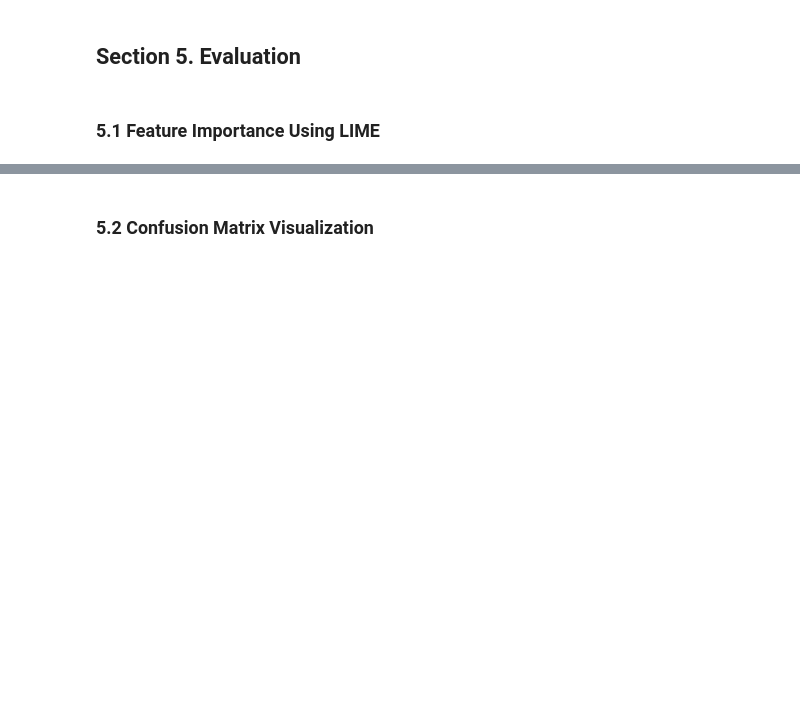
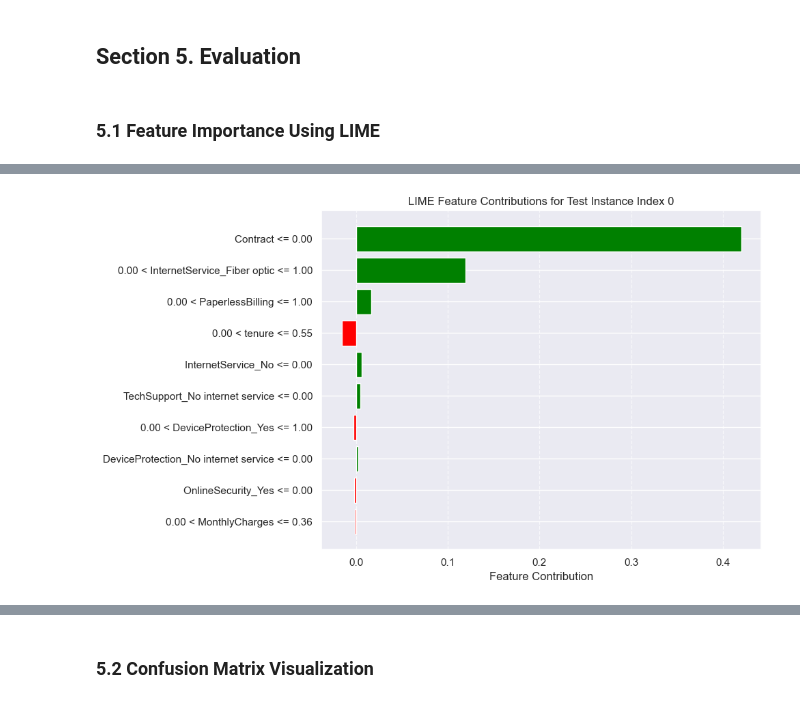
Before and after one commit to hansdarmawann/telco-churn, a Jupyter notebook: notebooks/1.3-hdr-coderefactor-notebook.ipynb, the cells around one changed output, grey strips where cells are left out. Saved outputs shown, nothing was run; the diff lists cells and outputs as text; code cells hidden in the pictures; blank space fills up the shorter version.

```diff
--- a/notebooks/1.3-hdr-coderefactor-notebook.ipynb
+++ b/notebooks/1.3-hdr-coderefactor-notebook.ipynb
@@ -1142,14 +1142,14 @@ weights = weights[::-1]
 colors = ['green' if w > 0 else 'red' for w in weights]
 
 # Display explanation in notebook
-exp.show_in_notebook(show_table=True)
+# exp.show_in_notebook(show_table=True)
 
 # Plot horizontal bar chart of feature contributions (uncomment to run)
-# plt.figure(figsize=(10, 6))
-# plt.barh(features, weights, color=colors)
-# plt.xlabel('Feature Contribution')
-# plt.title(f'LIME Feature Contributions for Test Instance Index {idx}')
-# plt.grid(axis='x', linestyle='--', alpha=0.7)
-# plt.tight_layout()
-# plt.show()
+plt.figure(figsize=(10, 6))
+plt.barh(features, weights, color=colors)
+plt.xlabel('Feature Contribution')
+plt.title(f'LIME Feature Contributions for Test Instance Index {idx}')
+plt.grid(axis='x', linestyle='--', alpha=0.7)
+plt.tight_layout()
+plt.show()
 # %% [output]
@@ -1156,0 +1156 @@ exp.show_in_notebook(show_table=True)
+[figure, added]
```
Also changed, not shown: parts of 4 cells of this notebook, 4 other files.
